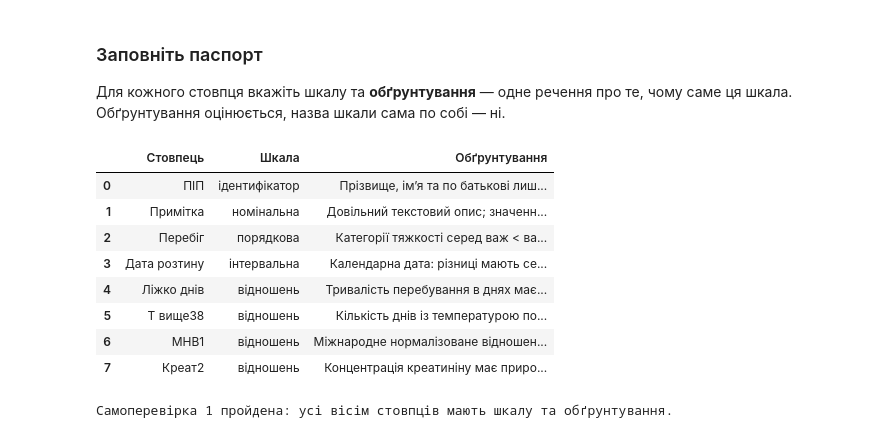
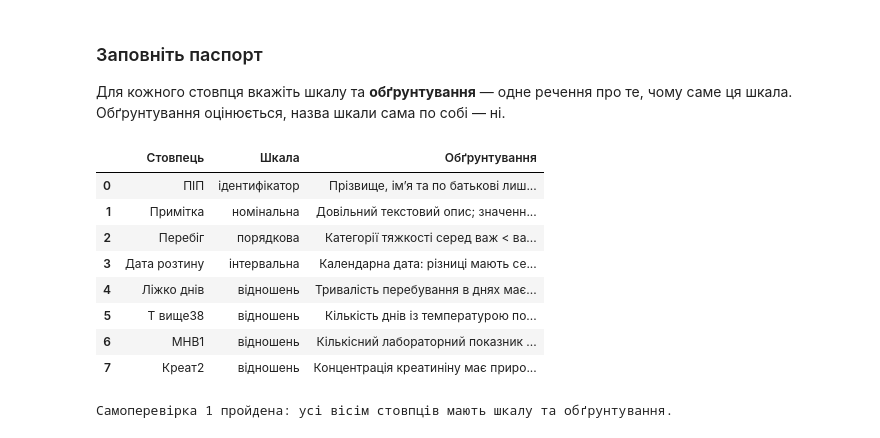
Before and after one commit to pro7it/IAVD, a Jupyter notebook: lab3/ІАВД_ЛР3_Штурин_Захарій_ШІ34.ipynb, the cells around one changed output. Saved outputs shown, nothing was run; the diff lists cells and outputs as text; code cells hidden in the pictures.

```diff
--- a/lab3/ІАВД_ЛР3_Штурин_Захарій_ШІ34.ipynb
+++ b/lab3/ІАВД_ЛР3_Штурин_Захарій_ШІ34.ipynb
@@ -183,32 +183,32 @@ for c in МОЇ:
 # %%
 ПАСПОРТ = {
     # 'назва стовпця': ('шкала', 'обґрунтування однією фразою'),
     'ПІП':          ('ідентифікатор', 'Прізвище, ім’я та по батькові лише називає людину; з ним немає жодної величини, яку можна порівнювати, окрім рівності.'),
     'Примітка':     ('номінальна', 'Довільний текстовий опис; значення можна лише порівняти на рівність, природного порядку між ними немає.'),
     'Перебіг':      ('порядкова', 'Категорії тяжкості серед важ < важкий < вкрай важкий мають природний порядок, але відстані між рівнями невідомі.'),
     'Дата розтину': ('інтервальна', 'Календарна дата: різниці мають сенс, але природного нуля немає - початок відліку умовний.'),
     'Ліжко днів':   ('відношень', 'Тривалість перебування в днях має природний нуль; відношення на кшталт удвічі довше осмислені.'),
     'Т вище38':     ('відношень', 'Кількість днів із температурою понад 38 має природний нуль; це справжня кількісна величина, а не мітка.'),
-    'МНВ1':         ('відношень', 'Міжнародне нормалізоване відношення - показник із природним нулем; різниці й відношення його значень мають сенс.'), #згортання крові
+    'МНВ1':         ('відношень', 'Кількісний лабораторний показник згортання крові; значення можна порівнювати за величиною, а різниці мають зміст.'), #згортання крові
     'Креат2':       ('відношень', 'Концентрація креатиніну має природний нуль, тому і різниці, і відношення значень осмислені.'), #нирки
 }
 
 for c in МОЇ:
     ПАСПОРТ.setdefault(c, ('', ''))
 
 паспорт_df = pd.DataFrame(
     [(c, ПАСПОРТ[c][0], ПАСПОРТ[c][1]) for c in МОЇ],
     columns=['Стовпець', 'Шкала', 'Обґрунтування'])
 паспорт_df
 # %% [output]
 |  | Стовпець | Шкала | Обґрунтування |
 | 0 | ПІП | ідентифікатор | Прізвище, ім’я та по батькові лиш... |
 | 1 | Примітка | номінальна | Довільний текстовий опис; значенн... |
 | 2 | Перебіг | порядкова | Категорії тяжкості серед важ < ва... |
 | 3 | Дата розтину | інтервальна | Календарна дата: різниці мають се... |
 | 4 | Ліжко днів | відношень | Тривалість перебування в днях має... |
 | 5 | Т вище38 | відношень | Кількість днів із температурою по... |
-| 6 | МНВ1 | відношень | Міжнародне нормалізоване відношен... |
+| 6 | МНВ1 | відношень | Кількісний лабораторний показник ... |
 | 7 | Креат2 | відношень | Концентрація креатиніну має приро... |
 # %%
 # --- САМОПЕРЕВІРКА 1 ---
```
Also changed, not shown: 26 other files.
